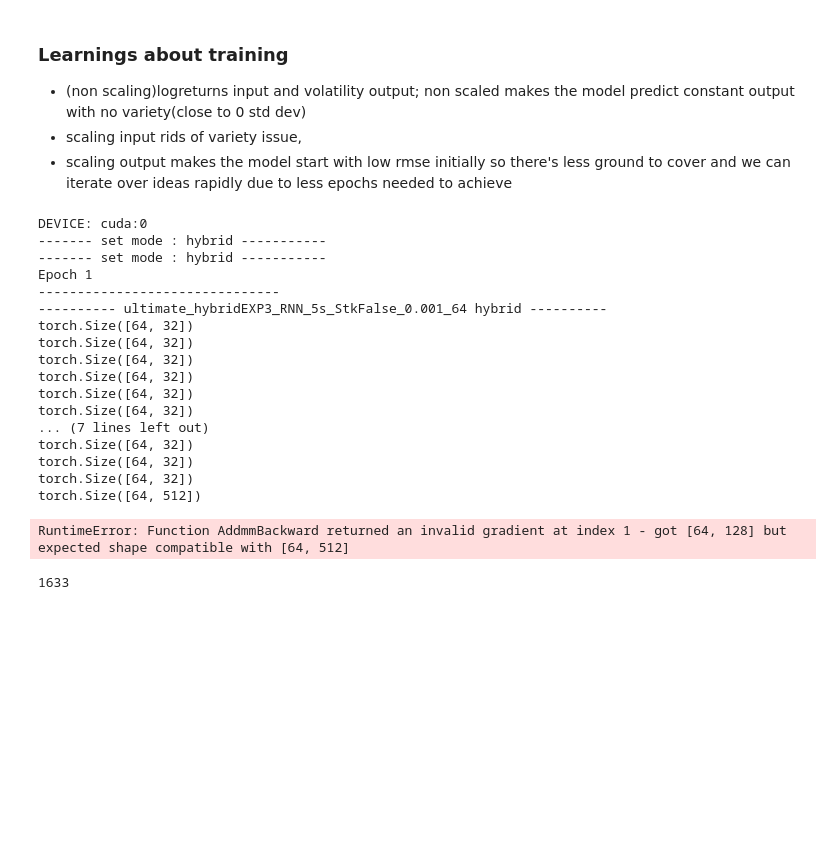
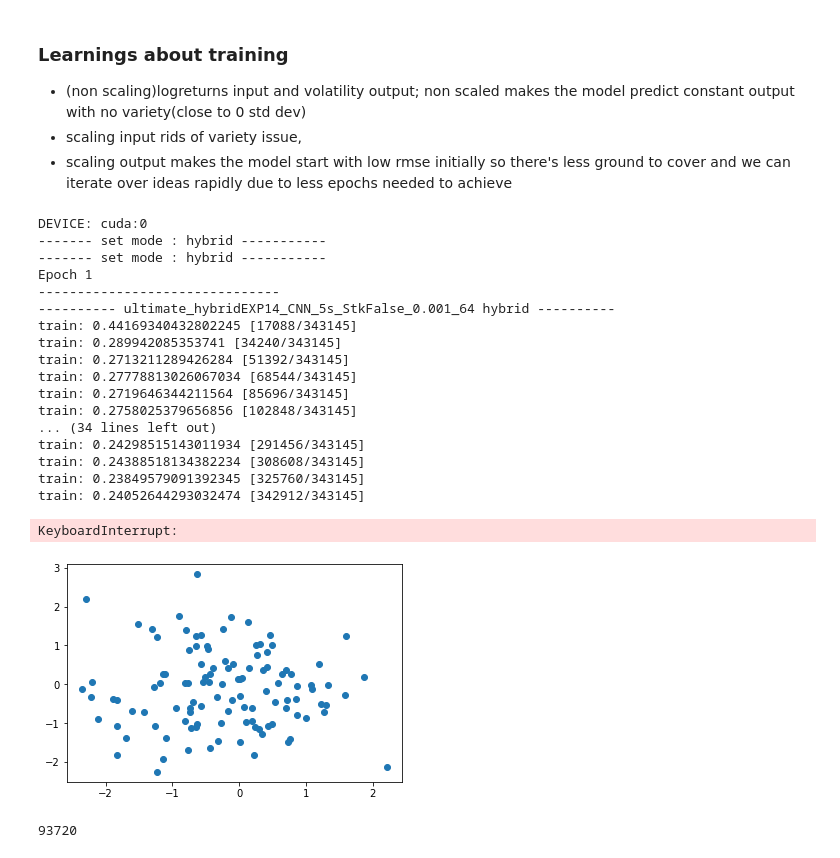
Before and after one commit to binarysentient/kaggle-binarysentient, a Jupyter notebook: optiver-realized-volatility-prediction/notebooks/03.optiver_realized_volatility_training_confirmation.ipynb, the cells around one changed output. Drawn from its saved outputs; the diff is of its cells as text; code cells hidden in the pictures; blank space fills up the shorter version.

Commit message:
- feature standardization, refactored models - standardization generic approcah; modular too. - overhauled the models again; - stock id embedding layers - lots of learnings

```diff
--- a/optiver-realized-volatility-prediction/notebooks/03.optiver_realized_volatility_training_confirmation.ipynb
+++ b/optiver-realized-volatility-prediction/notebooks/03.optiver_realized_volatility_training_confirmation.ipynb
@@ -577,7 +728,7 @@ model = None
 - scaling output makes the model start with low rmse initially so there's less ground to cover and we can iterate over ideas rapidly due to less epochs needed to achieve
 # %%
 # model = None
-strategyname = "ultimate_hybridEXP3_RNN_5s"
+strategyname = "ultimate_hybridEXP14_CNN_5s"
 
 
 print("DEVICE:", device)
@@ -594,7 +745,7 @@ batch_sizes_to_try = [64]#, 512]#,10000, 128]
 output_scaling = 10000
 for learning_rate in learning_rates_to_try:
     for batch_size in batch_sizes_to_try:
-        for use_stock_id in [False, True]:
+        for use_stock_id in [False]:
             training_configs.append({
                 'learning_rate':learning_rate,
                 'batch_size':batch_size,
@@ -616,23 +767,29 @@ for training_config in training_configs:
 
     del model
     torch.cuda.empty_cache()
-    model = VolatilityBSModel(use_stock_id=use_stock_id)
-#     model = NeuralNetwork(use_stock_id=False)
+    model = VolatilityBSModel()
+#     model = NeuralNetwork()
+#     model = StockIdEmbedding(number_of_stock_embedding_dimention=3)
+#     model
     model.to(device)
     optimizer_for_modes = {}
 
-
-
-    for modeidx, mode in enumerate(['hybrid'] + model.get_feature_gen_train_modes() + ['hybrid']):
-        epochs = 1
+    feature_modes = ['logrett_xs','trade_volume_xs','trade_ordercount_xs','trade_money_turnover_per_order_xs',
+                             'logret1_xs',
+                             'book_price_spread1_xs','book_bid_spread_xs','book_ask_spread_xs',
+                             'book_total_volume_xs','book_volume_imbalance_xs']
+#     feature_modes = model.get_feature_gen_train_modes()
+    for modeidx, mode in enumerate(['hybrid']):#+model.get_feature_gen_train_modes()+['hybrid']):#'train_stock_id_embedding','train']):#+['hidden_generator']*2 + feature_modes + ['hybrid']*2):
+        epochs = 6
         model.set_mode(mode)
 #         print(model.parameters())
 #         input()
 #         continue
-        if mode not in optimizer_for_modes:
-            optimizer_for_modes[mode] = torch.optim.Adam(model.parameters(), lr=learning_rate, betas=(0.9, 0.999), eps=1e-8)
+
+        if str(mode) not in optimizer_for_modes:
+            optimizer_for_modes[str(mode)] = torch.optim.Adam(model.parameters(), lr=learning_rate, betas=(0.9, 0.999), eps=1e-8)
 #             optimizer_for_modes[mode] = torch.optim.SGD(model.parameters(), lr=learning_rate)
-        optimizer = optimizer_for_modes[mode]
+        optimizer = optimizer_for_modes[str(mode)]
 
 
         # TRAINING SETUP DONE
@@ -707,17 +864,26 @@ DEVICE: cuda:0
 ------- set mode : hybrid -----------
 Epoch 1
 -------------------------------
----------- ultimate_hybridEXP3_RNN_5s_StkFalse_0.001_64 hybrid ----------
-torch.Size([64, 32])
-torch.Size([64, 32])
-torch.Size([64, 32])
-torch.Size([64, 32])
-torch.Size([64, 32])
-torch.Size([64, 32])
-... (7 lines left out)
-torch.Size([64, 32])
-torch.Size([64, 32])
-torch.Size([64, 32])
-torch.Size([64, 512])
+---------- ultimate_hybridEXP14_CNN_5s_StkFalse_0.001_64 hybrid ----------
+train: 0.44169340432802245 [17088/343145]
+train: 0.289942085353741 [34240/343145]
+train: 0.2713211289426284 [51392/343145]
+train: 0.27778813026067034 [68544/343145]
+train: 0.2719646344211564 [85696/343145]
+train: 0.2758025379656856 [102848/343145]
+... (34 lines left out)
+train: 0.24298515143011934 [291456/343145]
+train: 0.24388518134382234 [308608/343145]
+train: 0.23849579091392345 [325760/343145]
+train: 0.24052644293032474 [342912/343145]
-RuntimeError: Function AddmmBackward returned an invalid gradient at index 1 - got [64, 128] but expected shape compatible with [64, 512]
+KeyboardInterrupt:
+# %%
+embedding_predictor = model.hidden_generator_network.stock_id_embedding #.set_mode('stock_id_embedding')
+pred = embedding_predictor({'stock_id':torch.tensor([i for i in range(0, 112)])})
+datapoints = pred.tolist()
+import matplotlib.pyplot as plt
+plt.scatter([x[0] for x in datapoints], [x[1] for x in datapoints])
+plt.show()
+# %% [output]
+[figure, added]
 # %%
@@ -725,10 +898,10 @@ torch.save(model.state_dict(), os.path.join(MODEL_OUTPUT_DIRECTORY,f"11_{STRATEG
 # %%
-del model
+# del model
 torch.cuda.empty_cache()
 import gc
 gc.collect()
 # %% [output]
-1633
+93720
 # %%
 def optiver_custom_collate_func(batch):
     output_x = {}
```
Also changed, not shown: parts of 12 cells of this notebook, 3 other files.
